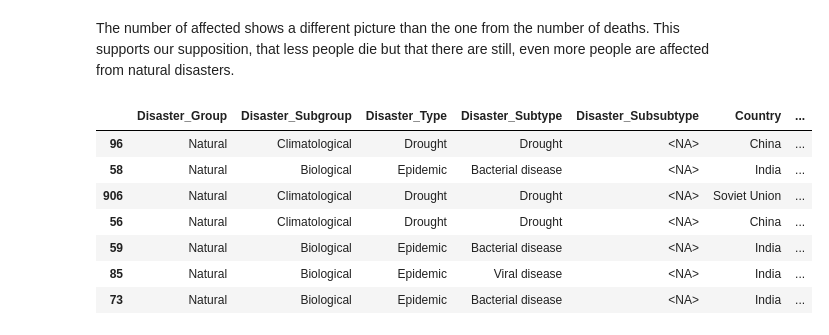
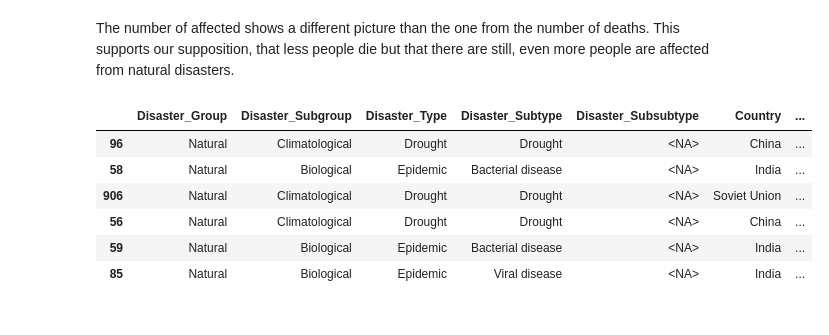
Before and after one commit to r-Files/DOPP, a Jupyter notebook: jupyter_notebooks/lab_question_a.ipynb, the cells around one changed output. Drawn from its saved outputs; the diff is of its cells as text; code cells hidden in the pictures.

```diff
--- a/jupyter_notebooks/lab_question_a.ipynb
+++ b/jupyter_notebooks/lab_question_a.ipynb
@@ -40,6 +40,7 @@ special circumstances (big tsunami, …) or if those trends are persistent
 # new column (decade)
 decade = df['Start_Year']//10*10
 df['Disaster_Decade'] = decade
+df = df.astype({"Total_Deaths": np.float64, "Total_Affected": np.float64, "Start_Year": np.int32, "Disaster_Decade":np.int32})
 # %% [markdown]
 Regrading the missing death data, we have discussed different options, how/ if to include the number of affected.
 One idea was, to use the number of affected if we do not have the number of deaths. However, this would lead to a big bias in our opinion.
@@ -202,14 +221,14 @@ Name: No_Affected, dtype: float64
 The number of affected shows a different picture than the one from the number of deaths. This supports our supposition, that less people die but that there are still, even more people are affected from natural disasters.
 # %%
 data_1920 = df.loc[df["Disaster_Decade"]==1920] # unfertig
-data_1920.nlargest(7,"Total_Deaths")
+data_1920.nlargest(6,"Total_Deaths")
+#df.nlargest(15,"Total_Deaths")
 # %% [output]
 |  | Disaster_Group | Disaster_Subgroup | Disaster_Type | Disaster_Subtype | Disaster_Subsubtype | Country | ... |
 | 96 | Natural | Climatological | Drought | Drought | <NA> | China | ... |
 | 58 | Natural | Biological | Epidemic | Bacterial disease | <NA> | India | ... |
 | 906 | Natural | Climatological | Drought | Drought | <NA> | Soviet Union | ... |
 | 56 | Natural | Climatological | Drought | Drought | <NA> | China | ... |
 | 59 | Natural | Biological | Epidemic | Bacterial disease | <NA> | India | ... |
 | 85 | Natural | Biological | Epidemic | Viral disease | <NA> | India | ... |
-| 73 | Natural | Biological | Epidemic | Bacterial disease | <NA> | India | ... |
 # %% [markdown]
```
Also changed, not shown: parts of 9 cells of this notebook.
